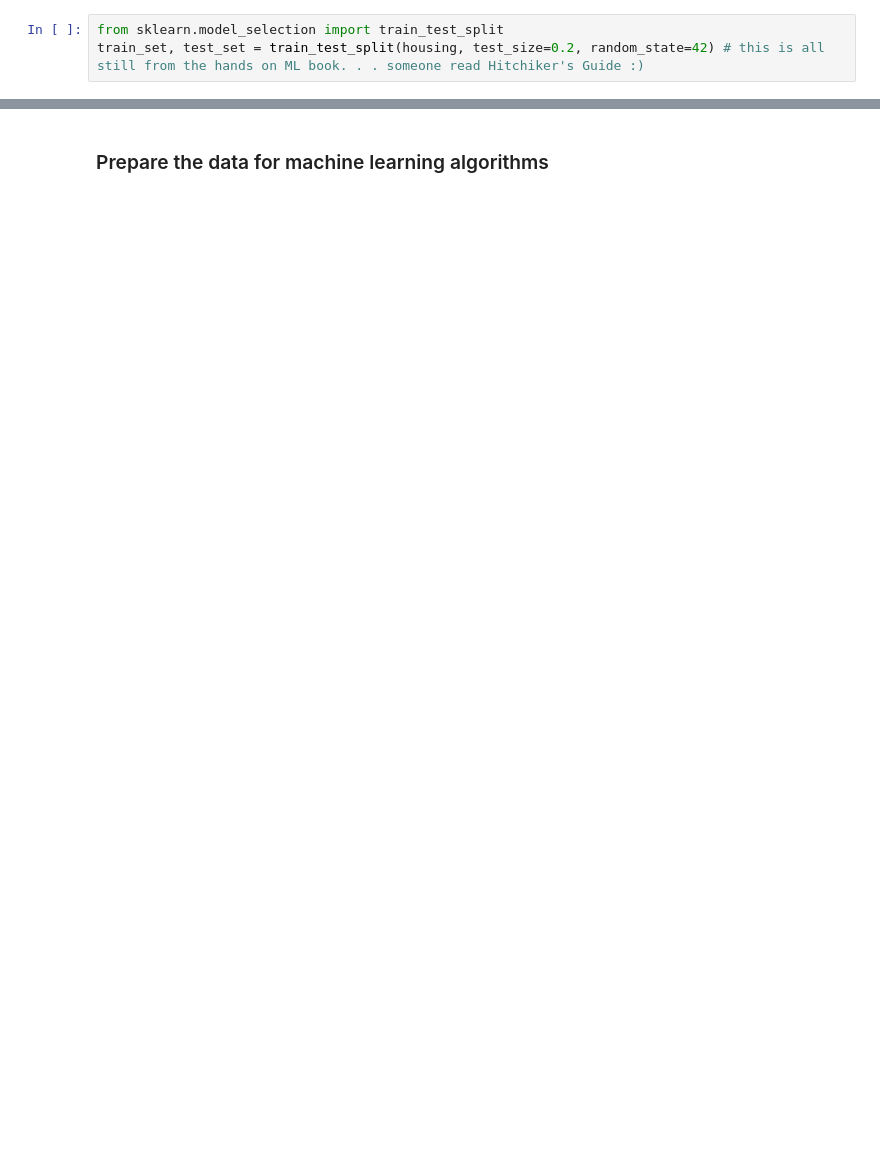
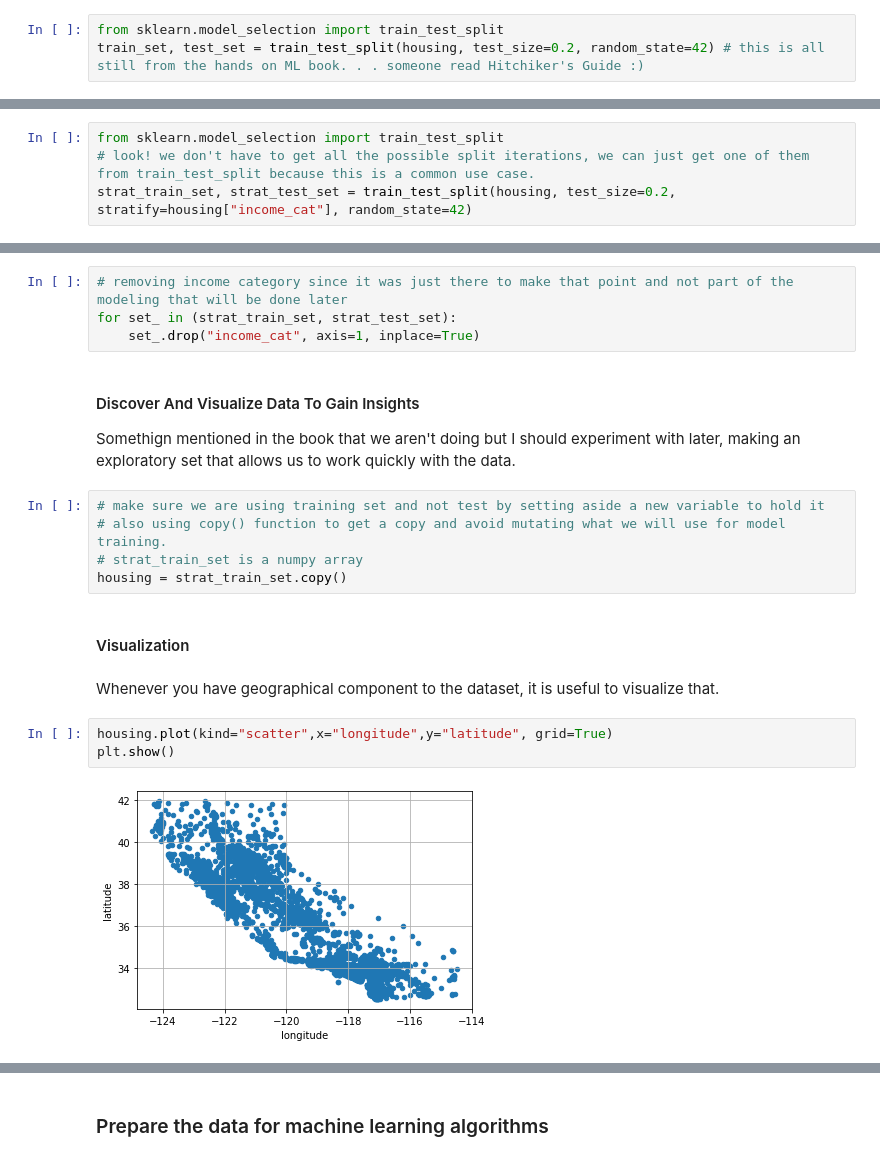
Before and after one commit to nsubordin81/eda-practice-python, a Jupyter notebook: cal_housing.ipynb, the cells around one changed output, grey strips where cells are left out. Saved outputs shown, nothing was run; the diff lists cells and outputs as text; blank space fills up the shorter version.

```diff
--- a/cal_housing.ipynb
+++ b/cal_housing.ipynb
@@ -192,0 +225,4 @@ If the datset isn't large enough, or if there is something about it that makes i
+# %%
+from sklearn.model_selection import train_test_split
+# look! we don't have to get all the possible split iterations, we can just get one of them from train_test_split because this is a common use case.
+strat_train_set, strat_test_set = train_test_split(housing, test_size=0.2, stratify=housing["income_cat"], random_state=42)
@@ -192,0 +242,21 @@ If the datset isn't large enough, or if there is something about it that makes i
+# %%
+# removing income category since it was just there to make that point and not part of the modeling that will be done later
+for set_ in (strat_train_set, strat_test_set):
+    set_.drop("income_cat", axis=1, inplace=True)
+# %% [markdown]
+#### Discover And Visualize Data To Gain Insights
+Somethign mentioned in the book that we aren't doing but I should experiment with later, making an exploratory set that allows us to work quickly with the data.
+# %%
+# make sure we are using training set and not test by setting aside a new variable to hold it
+# also using copy() function to get a copy and avoid mutating what we will use for model training.
+# strat_train_set is a numpy array
+housing = strat_train_set.copy()
+# %% [markdown]
+#### Visualization
+# %% [markdown]
+Whenever you have geographical component to the dataset, it is useful to visualize that.
+# %%
+housing.plot(kind="scatter",x="longitude",y="latitude", grid=True)
+plt.show()
+# %% [output]
+[figure, added]
```
Also changed, not shown: parts of 65 cells of this notebook.
